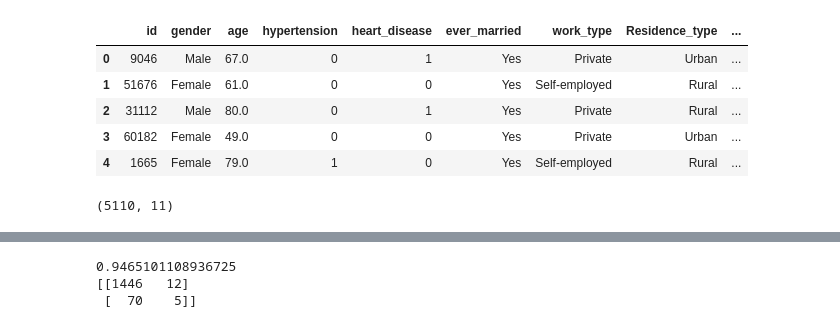
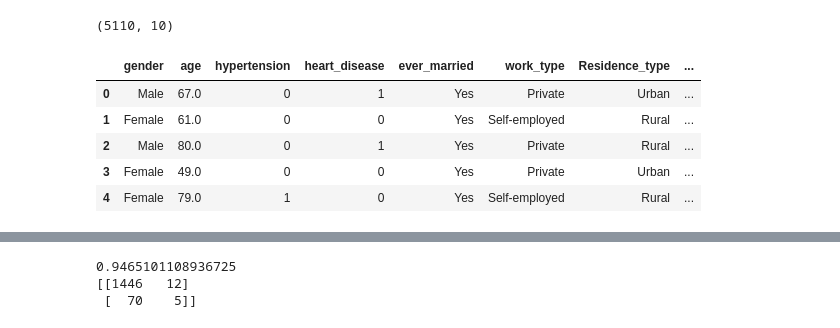
Before and after one commit to pjaydip/Stroke_Prediction, a Jupyter notebook: Stroke Prediction.ipynb, the cells around one changed output, grey strips where cells are left out. Cells and saved outputs as stored; diff of their text form; code cells hidden in the pictures.

```diff
--- a/Stroke Prediction.ipynb
+++ b/Stroke Prediction.ipynb
@@ -16,17 +21,17 @@ from matplotlib import style
 style.use('ggplot')
 # %%
 df = pd.read_csv('stroke data.csv')
-stroke_data = df.drop(columns=['stroke'])
+df['glucose_level'] = pd.cut(df['avg_glucose_level'], bins=[0, 140, float('Inf')], labels=['normal', 'abnormal'])
+df = df.drop(columns=['id'])
+stroke_data = df.drop(columns=['stroke','bmi'])
 target = df.stroke
+print(stroke_data.shape)
 stroke_data.head()
 # %% [output]
+(5110, 10)
-|  | id | gender | age | hypertension | heart_disease | ever_married | work_type | Residence_type | ... |
-| 0 | 9046 | Male | 67.0 | 0 | 1 | Yes | Private | Urban | ... |
-| 1 | 51676 | Female | 61.0 | 0 | 0 | Yes | Self-employed | Rural | ... |
-| 2 | 31112 | Male | 80.0 | 0 | 1 | Yes | Private | Rural | ... |
-| 3 | 60182 | Female | 49.0 | 0 | 0 | Yes | Private | Urban | ... |
-| 4 | 1665 | Female | 79.0 | 1 | 0 | Yes | Self-employed | Rural | ... |
+|  | gender | age | hypertension | heart_disease | ever_married | work_type | Residence_type | ... |
+| 0 | Male | 67.0 | 0 | 1 | Yes | Private | Urban | ... |
+| 1 | Female | 61.0 | 0 | 0 | Yes | Self-employed | Rural | ... |
+| 2 | Male | 80.0 | 0 | 1 | Yes | Private | Rural | ... |
+| 3 | Female | 49.0 | 0 | 0 | Yes | Private | Urban | ... |
+| 4 | Female | 79.0 | 1 | 0 | Yes | Self-employed | Rural | ... |
-# %%
-stroke_data.shape
-# %% [output]
-(5110, 11)
```
Also changed, not shown: parts of 34 cells of this notebook, 1 other file.
